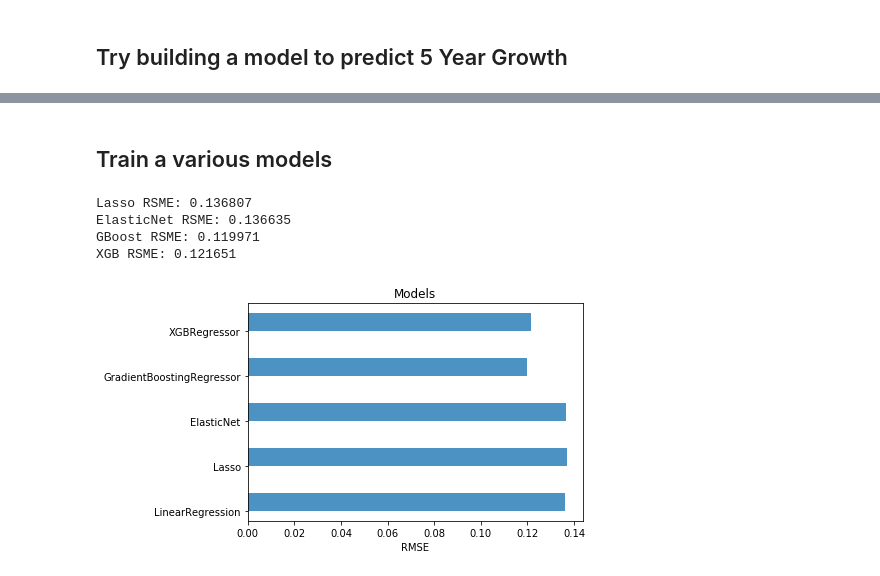
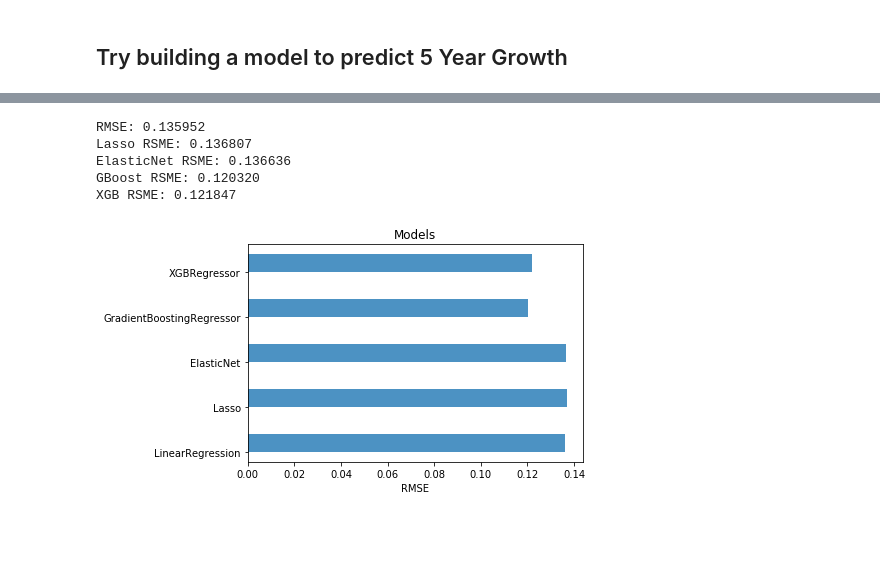
Before and after one commit to kevincherianjoe/f19-EE382V-Scalable-Machine-Learning-, a Jupyter notebook: 07-Predict-5YearGrowth.ipynb, the cells around one changed output, grey strips where cells are left out. Cells and saved outputs as stored; diff of their text form; code cells hidden in the pictures; blank space fills up the shorter version.

Commit message:
ran tests with and without zip code

```diff
--- a/07-Predict-5YearGrowth.ipynb
+++ b/07-Predict-5YearGrowth.ipynb
@@ -184,63 +218,10 @@ RMSE: 0.135952
-# %% [markdown]
-## Train a various models
-# %%
-from sklearn.linear_model import ElasticNet, Lasso,  BayesianRidge, LassoLarsIC
-from sklearn.ensemble import RandomForestRegressor,  GradientBoostingRegressor
-from sklearn.kernel_ridge import KernelRidge
-from sklearn.pipeline import make_pipeline
-from sklearn.preprocessing import RobustScaler
-
-#following a kaggle notebook - https://www.kaggle.com/serigne/stacked-regressions-top-4-on-leaderboard
-
-lasso = make_pipeline(RobustScaler(), Lasso(alpha =0.0005, random_state=1))
-lasso_preds = lasso.fit(X_train, y_train).predict(X_test)
-rmse_lasso = np.sqrt(mean_squared_error(y_test, lasso_preds))
-print("Lasso RSME: %f" % rmse_lasso)
-
-ENet = make_pipeline(RobustScaler(), ElasticNet(alpha=0.0005, l1_ratio=.9, random_state=3))
-ENet_preds = ENet.fit(X_train, y_train).predict(X_test)
-rmse_ENet = np.sqrt(mean_squared_error(y_test, ENet_preds))
-print("ElasticNet RSME: %f" % rmse_ENet)
-
-KRR = KernelRidge(alpha=0.6, kernel='polynomial', degree=2, coef0=2.5)
-KRR_preds = KRR.fit(X_train, y_train).predict(X_test)
-rmse_KRR = np.sqrt(mean_squared_error(y_test, KRR_preds))
-print("KRR RSME: %f" % rmse_KRR)
-
-GBoost = GradientBoostingRegressor(n_estimators=3000, learning_rate=0.05,
-                                   max_depth=4, max_features='sqrt',
-                                   min_samples_leaf=15, min_samples_split=10,
-                                   loss='huber', random_state =5)
-GBoost_preds = GBoost.fit(X_train, y_train).predict(X_test)
-rmse_GBoost = np.sqrt(mean_squared_error(y_test, GBoost_preds))
-print("GBoost RSME: %f" % rmse_GBoost)
-
-xgb_model = xgb.XGBRegressor(colsample_bytree=0.4603, gamma=0.0468,
-                             learning_rate=0.05, max_depth=3,
-                             min_child_weight=1.7817, n_estimators=2200,
-                             reg_alpha=0.4640, reg_lambda=0.8571,
-                             subsample=0.5213, silent=1,
-                             random_state =7, nthread = -1)
-xgb_preds = xgb_model.fit(X_train, y_train).predict(X_test)
-rmse_xgb = np.sqrt(mean_squared_error(y_test, xgb_preds))
-print("XGB RSME: %f" % rmse_xgb)
-# %% [output]
-Lasso RSME: 0.136807
-ElasticNet RSME: 0.136635
-GBoost RSME: 0.119971
-XGB RSME: 0.121651
-# %%
-
-
-models = ('LinearRegression', 'Lasso', 'ElasticNet', 'GradientBoostingRegressor', 'XGBRegressor')
-y_pos = np.arange(len(models))
-performance = [rmse_regr,rmse_lasso,rmse_ENet,rmse_GBoost,rmse_xgb]
-
-plt.barh(y_pos, performance, align='edge', alpha=0.8,height=0.4)
-plt.yticks(y_pos, models)
-plt.xlabel('RMSE')
-plt.title('Models')
-
-plt.show()
-# %% [output]
-[figure, removed]
+# %%
+# build a model to predict 5-year Growth with zip codes included
+result = evaluate_model(df, '5-year Growth', True)
+# %% [output]
+RMSE: 0.135952
+Lasso RSME: 0.136807
+ElasticNet RSME: 0.136636
+GBoost RSME: 0.120320
+XGB RSME: 0.121847
+[figure, added]
```
Also changed, not shown: parts of 16 cells of this notebook, 4 other files.
